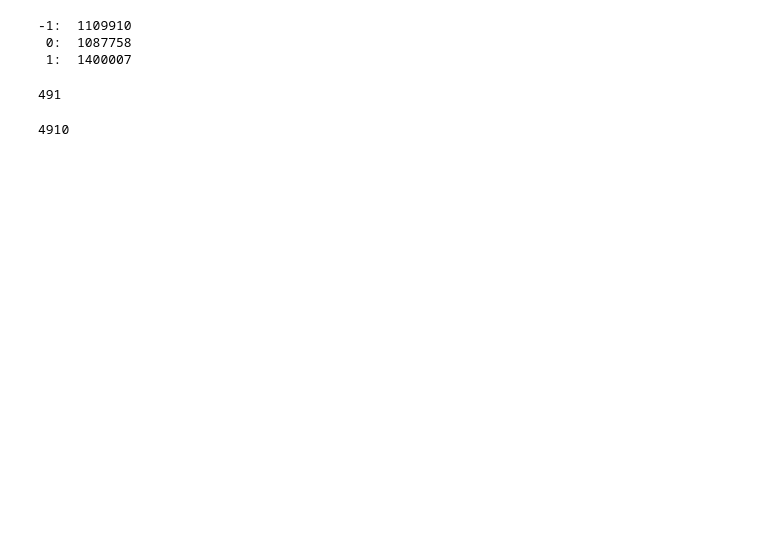
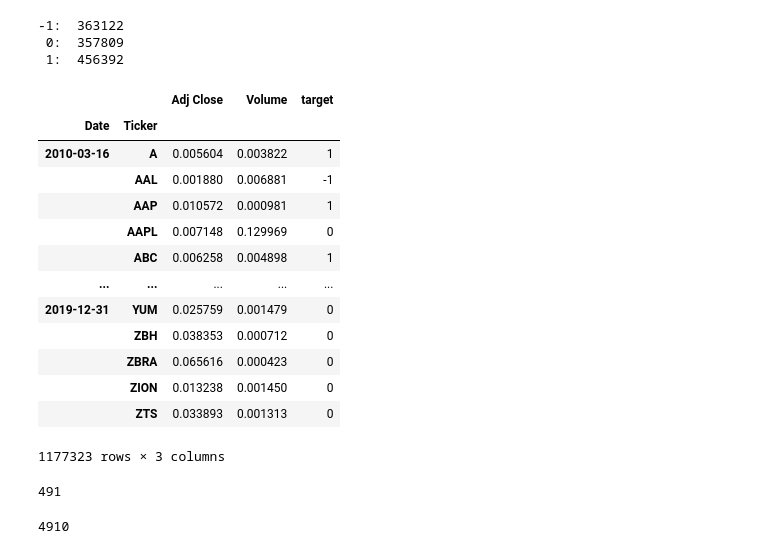
Before and after one commit to sausterm/MLEND-Capstone-Project, a Jupyter notebook: deep-ar-price-volume.ipynb, the cells around one changed output. Cells and saved outputs as stored; diff of their text form; code cells hidden in the pictures; blank space fills up the shorter version.

```diff
--- a/deep-ar-price-volume.ipynb
+++ b/deep-ar-price-volume.ipynb
@@ -24,11 +26,28 @@ image_name = sagemaker.amazon.amazon_estimator.get_image_uri(region, "forecastin
 # %%
-stock_data_preprocessed = pd.read_csv('stock_data_preprocessed.csv',parse_dates=True, index_col=[0,1])
-
+stock_data_preprocessed = pd.read_csv('stock_indicator_data.csv',parse_dates=True, index_col=[0,1])
+stock_data_preprocessed = stock_data_preprocessed[['Adj Close','Volume','target']]
 get_target_distribution(stock_data_preprocessed)
 # %% [output]
--1:  1109910
- 0:  1087758
- 1:  1400007
+-1:  363122
+ 0:  357809
+ 1:  456392
+# %%
+stock_data_preprocessed
+# %% [output]
+|  |  | Adj Close | Volume | target |
+| Date | Ticker |  |  |  |
+| 2010-03-16 | A | 0.005604 | 0.003822 | 1 |
+|  | AAL | 0.001880 | 0.006881 | -1 |
+|  | AAP | 0.010572 | 0.000981 | 1 |
+|  | AAPL | 0.007148 | 0.129969 | 0 |
+|  | ABC | 0.006258 | 0.004898 | 1 |
+| ... | ... | ... | ... | ... |
+| 2019-12-31 | YUM | 0.025759 | 0.001479 | 0 |
+|  | ZBH | 0.038353 | 0.000712 | 0 |
+|  | ZBRA | 0.065616 | 0.000423 | 0 |
+|  | ZION | 0.013238 | 0.001450 | 0 |
+|  | ZTS | 0.033893 | 0.001313 | 0 |
+1177323 rows × 3 columns
 # %%
 tickers = get_sp500_tickers()
 
```
Also changed, not shown: parts of 20 cells of this notebook, 4 other files.
